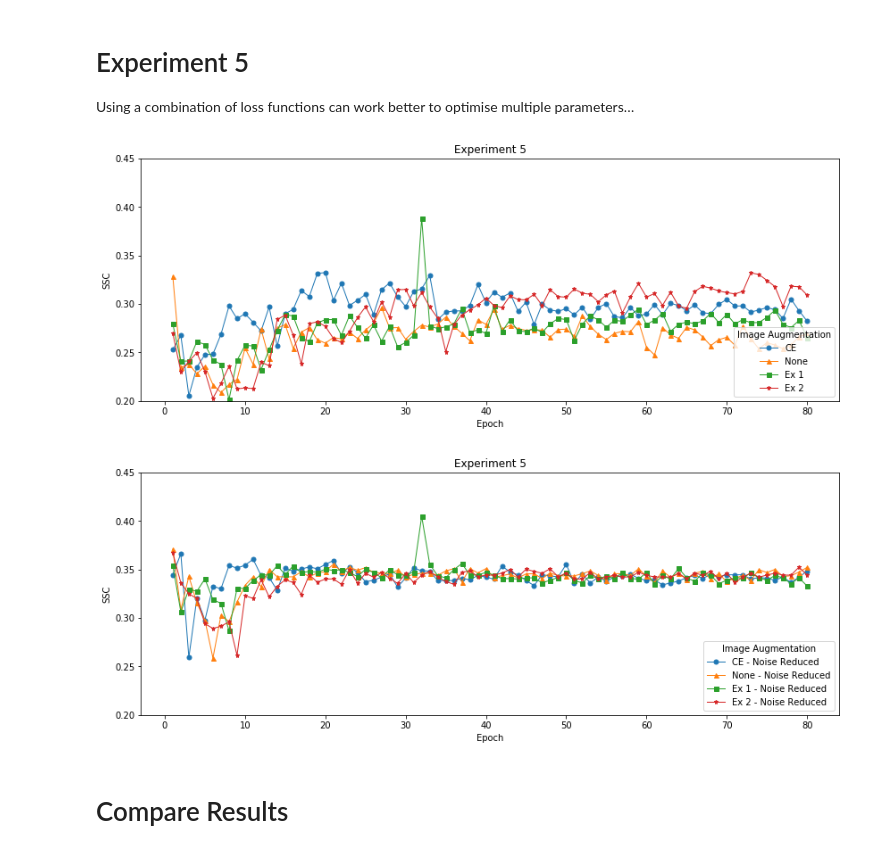
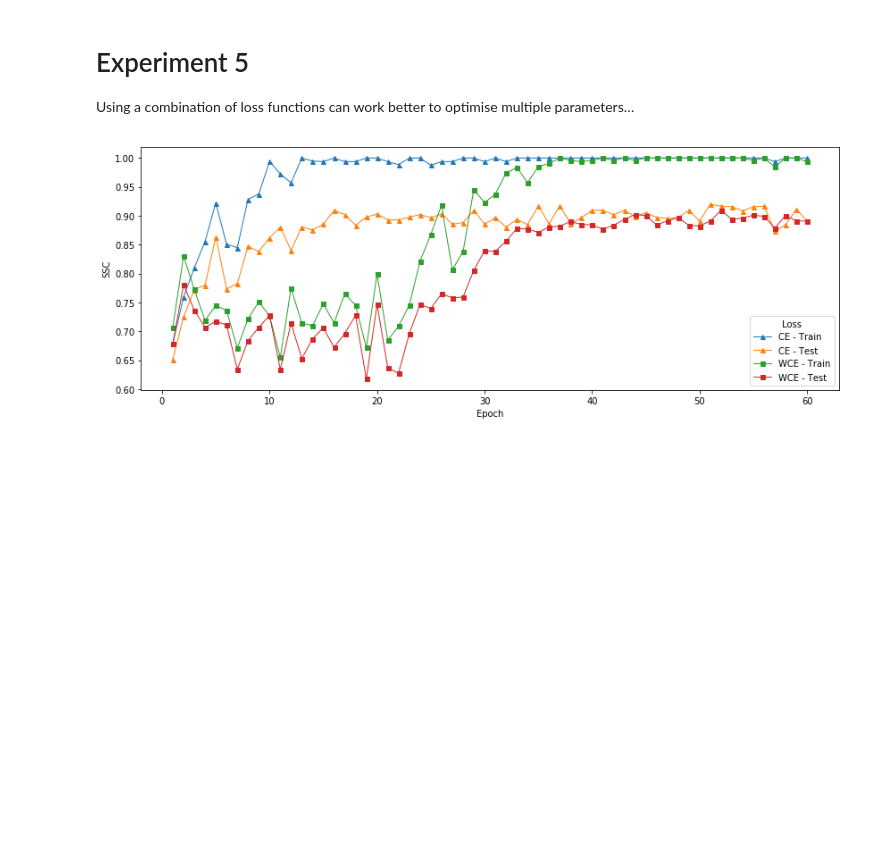
Before and after one commit to thezaza101/Meal-Compliance-Project, a Jupyter notebook: Analysis/ExprimentAnalysis.ipynb, the cells around one changed output. Saved outputs shown, nothing was run; the diff lists cells and outputs as text; code cells hidden in the pictures; blank space fills up the shorter version.

```diff
--- a/Analysis/ExprimentAnalysis.ipynb
+++ b/Analysis/ExprimentAnalysis.ipynb
@@ -331,54 +310,35 @@ plt.show()
 # Experiment 5
 Using a combination of loss functions can work better to optimise multiple parameters…
 # %%
-df34CE = pd.read_csv(dataPaths['34CE'])
 df5 = pd.read_csv(dataPaths['5'])
-df5E0 = df5.loc[df5['e'] == 0]
-df5E1 = df5.loc[df5['e'] == 1]
-df5E2 = df5.loc[df5['e'] == 2]
+df5CEO = df5.loc[df5['ex'] == 'orignCE']
+df5WCEO = df5.loc[df5['ex'] == 'orignWCE']
+df5CEFS = df5.loc[df5['ex'] == 'fixedCESmall']
+df5CEFL = df5.loc[df5['ex'] == 'fixedCELarge']
 # %%
 matplotlib.rcParams['figure.figsize'] = [14, 5]
-x = AddOneToListOfNumbers(list(df3B05['epoch']))
+x = AddOneToListOfNumbers(list(df5CEO['epoch']))
 
 # SSC Score Experiments
-plt.plot(x,df34CE['testSim'], marker='o', linewidth=1, markersize=5, label='CE')
-plt.plot(x,df5E0['testSim'], marker='^', linewidth=1, markersize=5, label='None')
-plt.plot(x,df5E1['testSim'], marker='s', linewidth=1, markersize=5, label='Ex 1')
-plt.plot(x,df5E2['testSim'], marker='*', linewidth=1, markersize=5, label='Ex 2')
+
+plt.plot(x,df5CEO['trainSimRN'], marker='^', linewidth=1, markersize=5, label='CE - Train')
+plt.plot(x,df5CEO['testSimRN'], marker='^', linewidth=1, markersize=5, label='CE - Test')
+
+plt.plot(x,df5WCEO['trainSimRN'], marker='s', linewidth=1, markersize=5, label='WCE - Train')
+plt.plot(x,df5WCEO['testSimRN'], marker='s', linewidth=1, markersize=5, label='WCE - Test')
+
+
 # y-axis limits
-plt.ylim([0.2,0.45])
+# plt.ylim([0.2,0.45])
 # x-axis label
 plt.xlabel('Epoch')
 # y-axis label
 plt.ylabel('SSC')
-# Chart title
-plt.title('Experiment 5')
 # show legend
-plt.legend(title="Image Augmentation",loc=4)
+plt.legend(title="Loss",loc=4)
 # function to show the plot
 plt.show()
-
-# SSC Score Experiments
-plt.plot(x,df34CE['testSimRN'], marker='o', linewidth=1, markersize=5, label='CE - Noise Reduced')
-plt.plot(x,df5E0['testSimRN'], marker='^', linewidth=1, markersize=5, label='None - Noise Reduced')
-plt.plot(x,df5E1['testSimRN'], marker='s', linewidth=1, markersize=5, label='Ex 1 - Noise Reduced')
-plt.plot(x,df5E2['testSimRN'], marker='*', linewidth=1, markersize=5, label='Ex 2 - Noise Reduced')
-# y-axis limits
-plt.ylim([0.2,0.45])
-# x-axis label
-plt.xlabel('Epoch')
-# y-axis label
-plt.ylabel('SSC')
-# Chart title
-plt.title('Experiment 5')
-# show legend
-plt.legend(title="Image Augmentation",loc=4)
-# function to show the plot
-plt.show()
 # %% [output]
-[figure, old version]
+[figure, new version]
-[figure, removed]
-# %% [markdown]
-# Compare Results
 # %%
 matplotlib.rcParams['figure.figsize'] = [14, 5]
```
Also changed, not shown: parts of 16 cells of this notebook, 8 other files.
